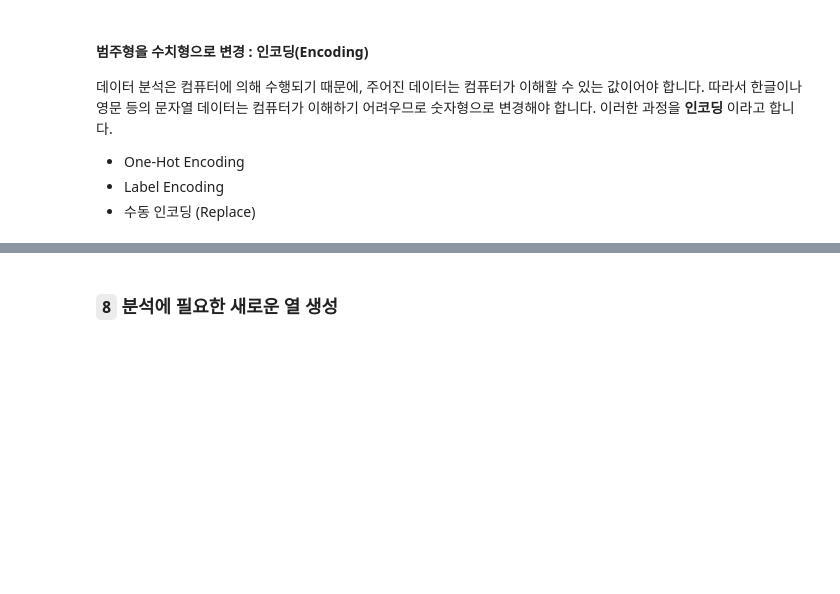
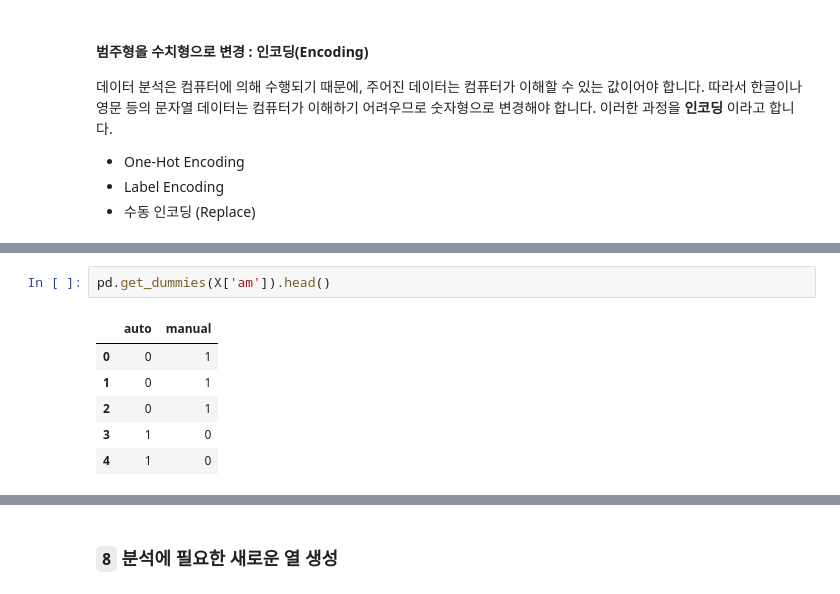
Before and after one commit to pinkocto/BP2022, a Jupyter notebook: _notebooks/2022-11-14-bigdata-test-study.ipynb, the cells around one changed output, grey strips where cells are left out. Cells and saved outputs as stored; diff of their text form; blank space fills up the shorter version.

```diff
--- a/_notebooks/2022-11-14-bigdata-test-study.ipynb
+++ b/_notebooks/2022-11-14-bigdata-test-study.ipynb
@@ -615,0 +631,9 @@ dtype('int64')
+# %%
+pd.get_dummies(X['am']).head()
+# %% [output]
+|  | auto | manual |
+| 0 | 0 | 1 |
+| 1 | 0 | 1 |
+| 2 | 0 | 1 |
+| 3 | 1 | 0 |
+| 4 | 1 | 0 |
```
Also changed, not shown: parts of 7 cells of this notebook.
